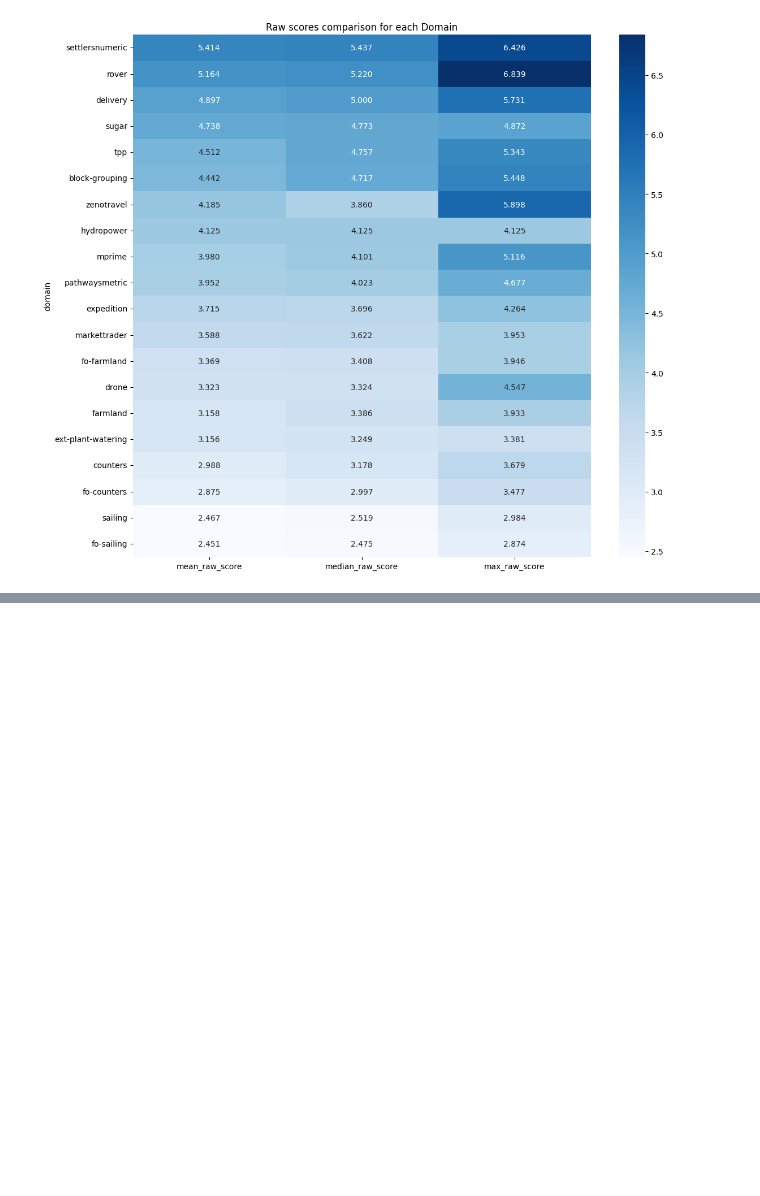
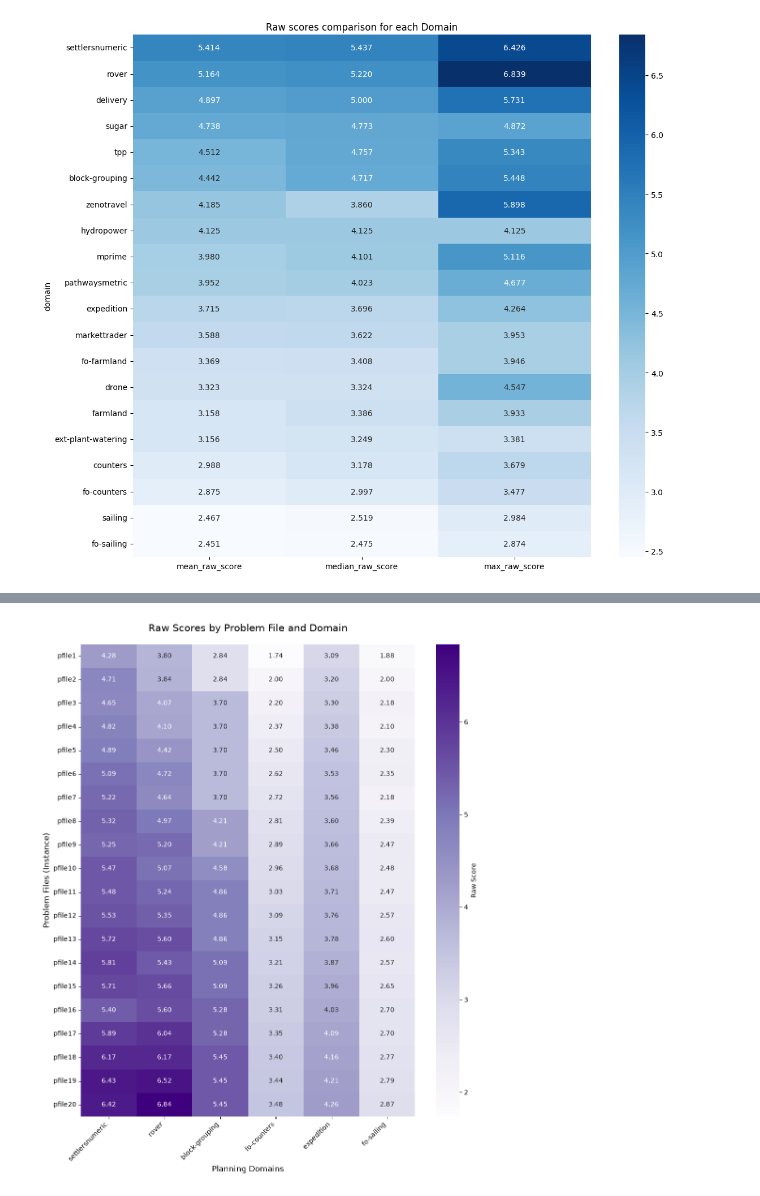
Before and after one commit to albertov-4/LLM_Benchmark, a Jupyter notebook: analysis/notebooks/report.ipynb, the cells around one changed output, grey strips where cells are left out. Drawn from its saved outputs; the diff is of its cells as text; code cells hidden in the pictures; blank space fills up the shorter version.

```diff
--- a/analysis/notebooks/report.ipynb
+++ b/analysis/notebooks/report.ipynb
@@ -156,0 +60,59 @@ Error:
+# %%
+import pandas as pd
+import seaborn as sns
+import matplotlib.pyplot as plt
+from pathlib import Path
+
+# 1. Configurazione dei percorsi
+# Partendo da analysis/notebooks, risaliamo alla root della repo
+repo_root = Path.cwd().parent.parent
+scores_file = repo_root / "analysis" / "domain_complexity" / "complexity_scores.csv"
+
+# 2. Caricamento dei dati
+if not scores_file.exists():
+    print(f"Errore: Il file {scores_file} non esiste. Controlla il percorso.")
+else:
+    df = pd.read_csv(scores_file)
+# 3. Preparazione dei dati per la heatmap
+    target_domains = [
+        'settlersnumeric', 'rover', 'block-grouping',
+        'fo-counters', 'expedition', 'fo-sailing'
+    ]
+
+    df_filtered = df[df['domain'].isin(target_domains)]
+
+    # Creazione della matrice
+    heatmap_data = df_filtered.pivot_table(
+        index='instance',
+        columns='domain',
+        values='raw_score'
+    )
+
+    # Riordino delle colonne (i 6 domini)
+    heatmap_data = heatmap_data[target_domains]
+
+    # --- NUOVA AGGIUNTA: RIORDINO DELLE RIGHE ---
+    # Creiamo una lista con l'ordine esatto da pfile1 a pfile20
+    correct_row_order = [f"pfile{i}" for i in range(1, 21)]
+
+    # Applichiamo l'ordine al dataframe.
+    # Verranno mantenute solo le righe presenti nella lista e in quell'ordine.
+    heatmap_data = heatmap_data.reindex(correct_row_order)
+    # --------------------------------------------
+
+    # 4. Creazione della Heatmap
+    plt.figure(figsize=(10, 12))
+
+    sns.heatmap(heatmap_data, annot=True, cmap="Purples", fmt=".2f",
+                cbar_kws={'label': 'Raw Score'})
+
+    plt.title('Raw Scores by Problem File and Domain', fontsize=15, pad=20)
+    plt.ylabel('Problem Files (Instance)', fontsize=12)
+    plt.xlabel('Planning Domains', fontsize=12)
+
+    plt.xticks(rotation=45, ha='right')
+
+    plt.tight_layout()
+    plt.show()
+# %% [output]
+[figure, added]
```
Also changed, not shown: parts of 1 cell of this notebook, 3 other files.
